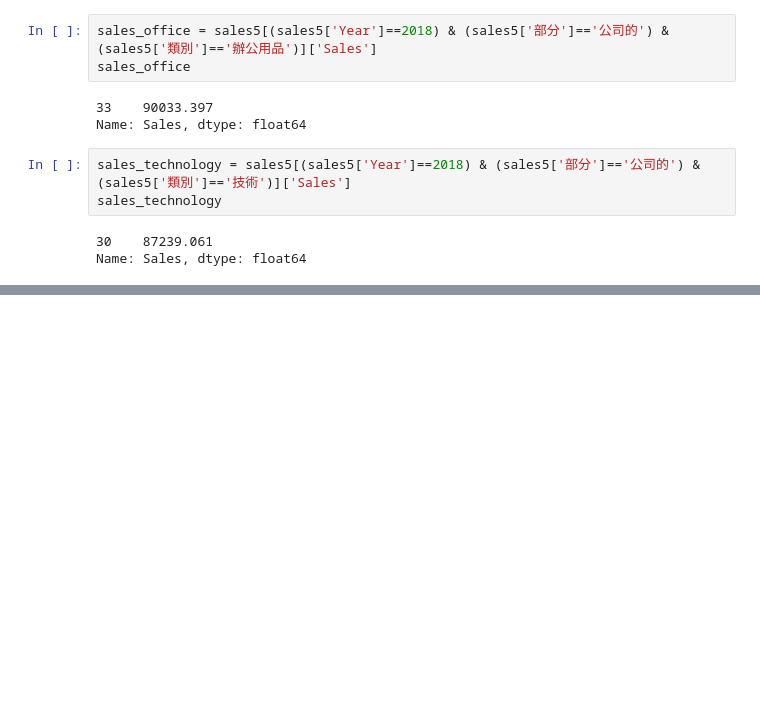
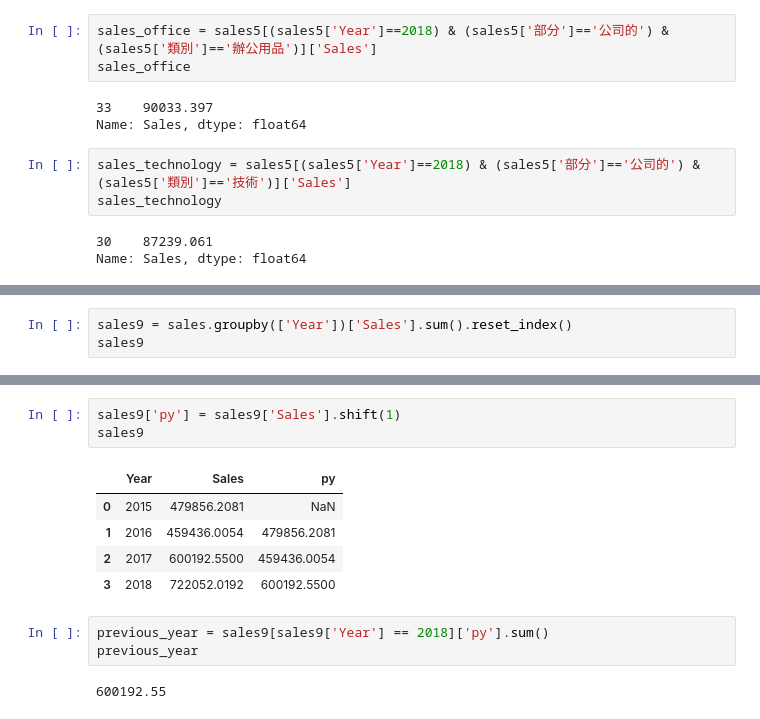
Before and after one commit to roberthsu2003/python_dash_plotly, a Jupyter notebook: 實際案例/Sales/4line_chart/lesson1.ipynb, the cells around one changed output, grey strips where cells are left out. Drawn from its saved outputs; the diff is of its cells as text; blank space fills up the shorter version.

```diff
--- a/實際案例/Sales/4line_chart/lesson1.ipynb
+++ b/實際案例/Sales/4line_chart/lesson1.ipynb
@@ -134,0 +149,3 @@ sales7.head()
+# %%
+sales9 = sales.groupby(['Year'])['Sales'].sum().reset_index()
+sales9
@@ -134,0 +158,14 @@ sales7.head()
+# %%
+sales9['py'] = sales9['Sales'].shift(1)
+sales9
+# %% [output]
+|  | Year | Sales | py |
+| 0 | 2015 | 479856.2081 | NaN |
+| 1 | 2016 | 459436.0054 | 479856.2081 |
+| 2 | 2017 | 600192.5500 | 459436.0054 |
+| 3 | 2018 | 722052.0192 | 600192.5500 |
+# %%
+previous_year = sales9[sales9['Year'] == 2018]['py'].sum()
+previous_year
+# %% [output]
+600192.55
```
Also changed, not shown: parts of 8 cells of this notebook, 1 other file.
